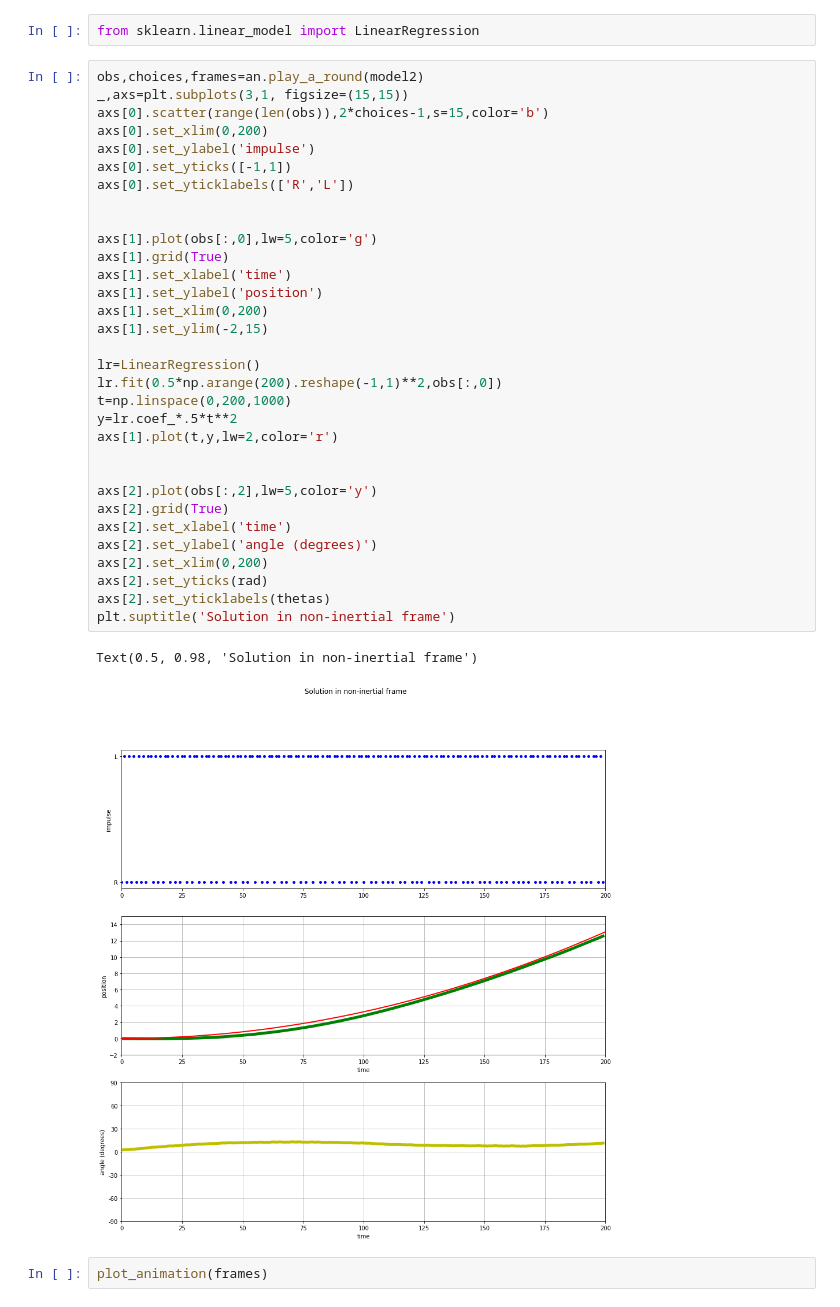
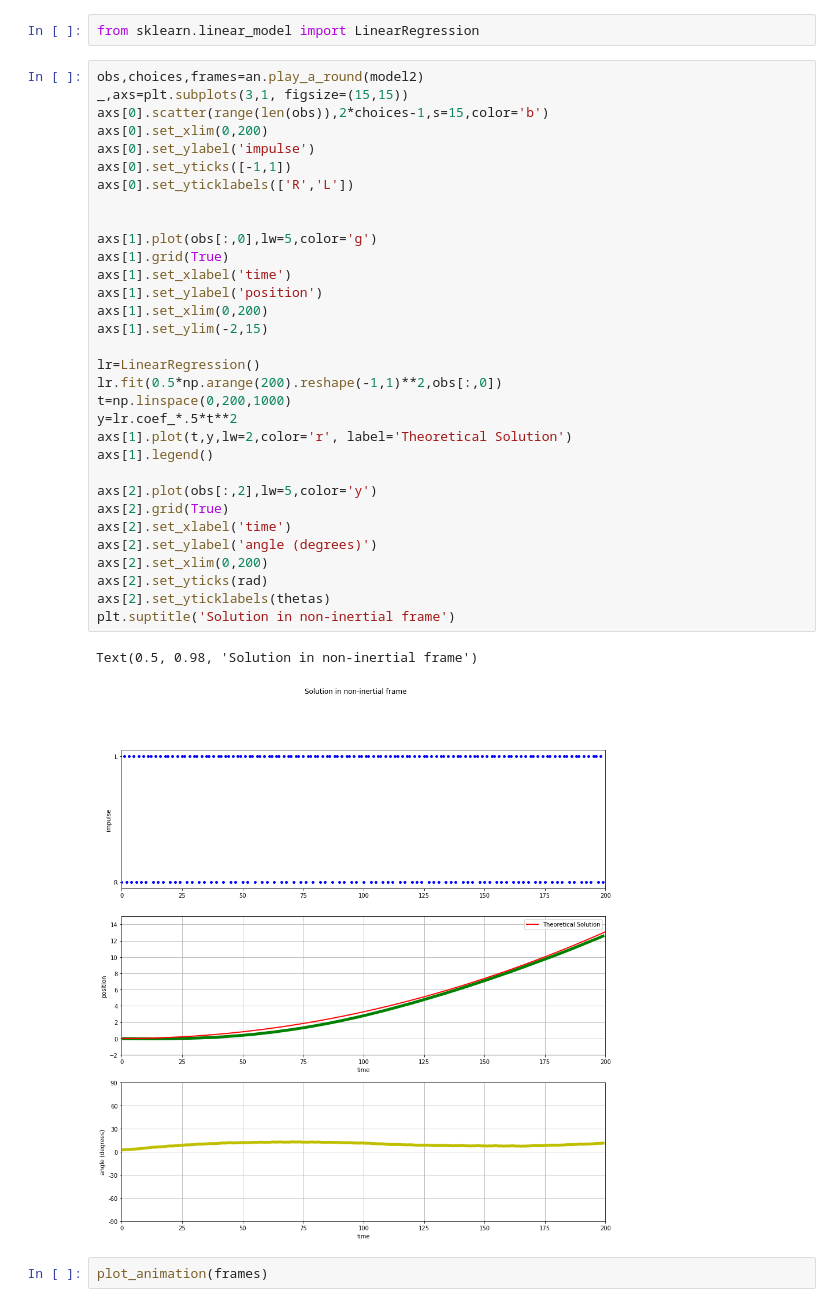
Before and after one commit to borundev/ReinforcementLearning, a Jupyter notebook: RL cartpole.ipynb, the cells around one changed output. Drawn from its saved outputs; the diff is of its cells as text.

Commit message:
Added a label to the theoretical result.

```diff
--- a/RL cartpole.ipynb
+++ b/RL cartpole.ipynb
@@ -205,36 +205,36 @@ obs,choices,frames=an.play_a_round(model2)
 _,axs=plt.subplots(3,1, figsize=(15,15))
 axs[0].scatter(range(len(obs)),2*choices-1,s=15,color='b')
 axs[0].set_xlim(0,200)
 axs[0].set_ylabel('impulse')
 axs[0].set_yticks([-1,1])
 axs[0].set_yticklabels(['R','L'])
 
 
 axs[1].plot(obs[:,0],lw=5,color='g')
 axs[1].grid(True)
 axs[1].set_xlabel('time')
 axs[1].set_ylabel('position')
 axs[1].set_xlim(0,200)
 axs[1].set_ylim(-2,15)
 
 lr=LinearRegression()
 lr.fit(0.5*np.arange(200).reshape(-1,1)**2,obs[:,0])
 t=np.linspace(0,200,1000)
 y=lr.coef_*.5*t**2
-axs[1].plot(t,y,lw=2,color='r')
-
+axs[1].plot(t,y,lw=2,color='r', label='Theoretical Solution')
+axs[1].legend()
 
 axs[2].plot(obs[:,2],lw=5,color='y')
 axs[2].grid(True)
 axs[2].set_xlabel('time')
 axs[2].set_ylabel('angle (degrees)')
 axs[2].set_xlim(0,200)
 axs[2].set_yticks(rad)
 axs[2].set_yticklabels(thetas)
 plt.suptitle('Solution in non-inertial frame')
 # %% [output]
 Text(0.5, 0.98, 'Solution in non-inertial frame')
-[figure, old version]
+[figure, new version]
 # %%
 plot_animation(frames)
 # %% [output]
```
Also changed, not shown: parts of 1 cell of this notebook.
